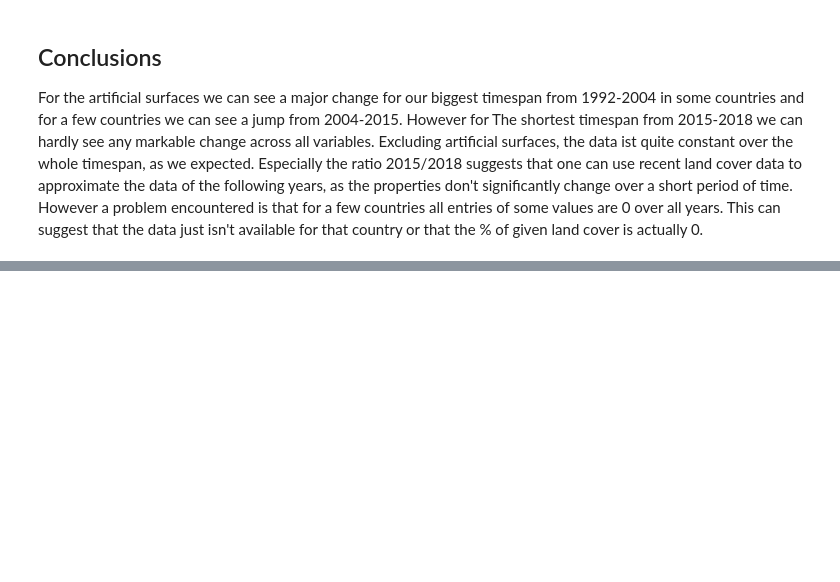
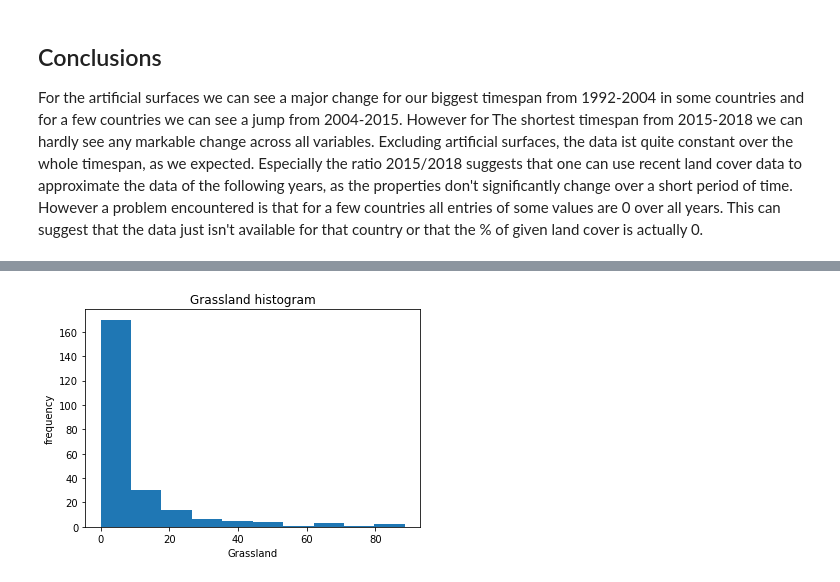
Before and after one commit to MarkusKiesel93/DOPPThreatenedSpecies, a Jupyter notebook: land_cover.ipynb, the cells around one changed output, grey strips where cells are left out. Cells and saved outputs as stored; diff of their text form; code cells hidden in the pictures; blank space fills up the shorter version.

```diff
--- a/land_cover.ipynb
+++ b/land_cover.ipynb
@@ -289,0 +335,8 @@ For the artificial surfaces we can see a major change for our biggest timespan f
+# %%
+plt.hist(land_cover2018['Grassland'], bins = 10)
+plt.title('Grassland histogram')
+plt.xlabel('Grassland')
+plt.ylabel('frequency')
+plt.show()
+# %% [output]
+[figure, added]
```
Also changed, not shown: parts of 12 cells of this notebook, 1 other file.
